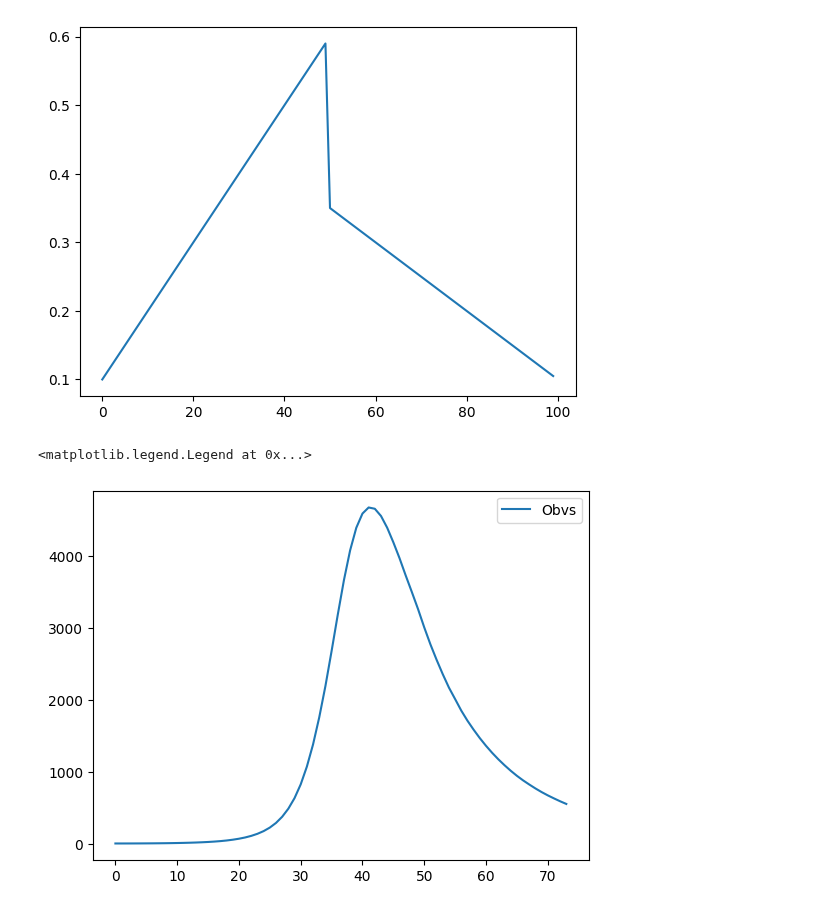
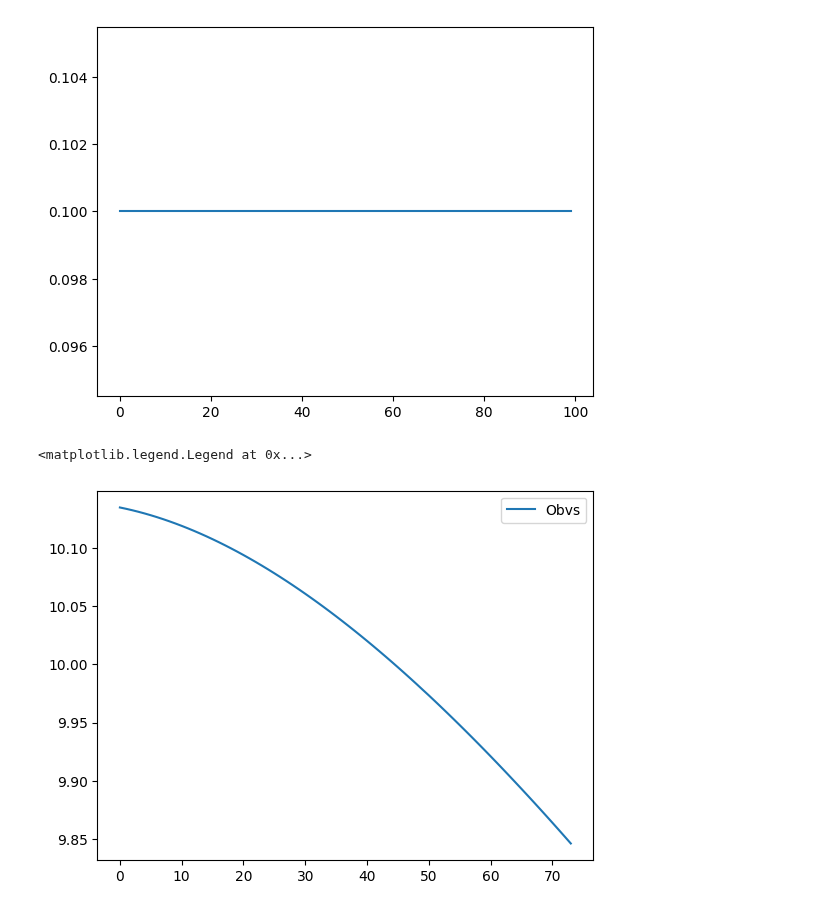
Before and after one commit to atiumcache/PF_forecast, a Jupyter notebook: juptyer notebooks/simulated_data.ipynb, the cells around one changed output. Saved outputs shown, nothing was run; the diff lists cells and outputs as text; code cells hidden in the pictures.

```diff
--- a/juptyer notebooks/simulated_data.ipynb
+++ b/juptyer notebooks/simulated_data.ipynb
@@ -45,39 +45,37 @@ y0 = [pop-initial_infected,initial_infected,0,0,0]
 t_span = [0.0,75.0]
 
 def beta(t):
-    if(t < 50):
-        return 0.1 + 0.01 * t;
-    return 0.6 - 0.005 * t
+    return 0.1
 
 
 plt.plot([beta(t) for t in range(100)])
 plt.show()
 
 par={
 "beta":beta,
 "gamma":0.1,
 "eta":0.1,
 "std":10,
 "hosp":15,
 "L":90,
 "D":10}
 sol =  solve_ivp(fun=lambda t,z: RHS_H(t,z,par),
                     jac=lambda t,z:Jacobian(t,z,par),
                     t_span=t_span,
                     t_eval= np.linspace(t_span[0],t_span[1],int(t_span[1] - t_span[0])),
                     y0=y0,
                     method='LSODA')
 
 labels = ['S','I','R','H','Obvs']
 for i in range(4,sol.y.shape[0]):
     if(i == 4):
         plt.plot(np.diff(sol.y[i,:]),label = labels[i])
     else:
         plt.plot(sol.y[i,:],label = labels[i])
 
 
 plt.legend()
 # %% [output]
-[figure, old version]
+[figure, new version]
 <matplotlib.legend.Legend at 0x...>
-[figure, old version]
+[figure, new version]
```
Also changed, not shown: 12 other files.
